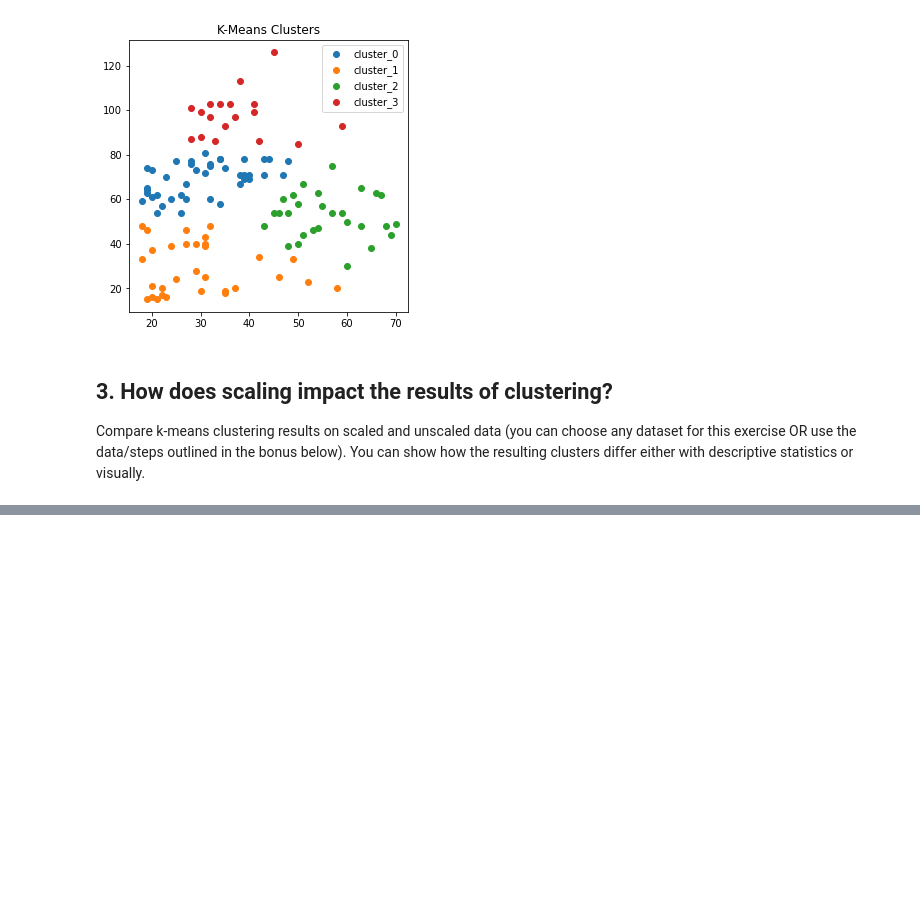
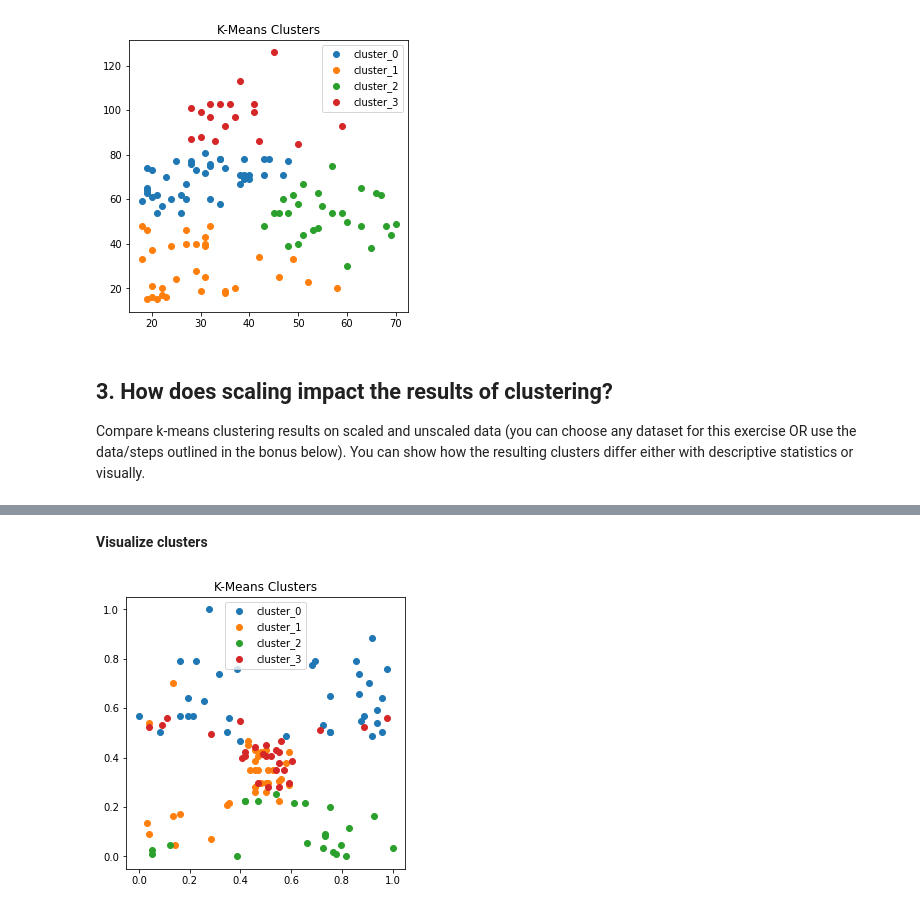
Before and after one commit to m3redithw/clustering-exercises, a Jupyter notebook: modeling.ipynb, the cells around one changed output, grey strips where cells are left out. Cells and saved outputs as stored; diff of their text form; code cells hidden in the pictures; blank space fills up the shorter version.

```diff
--- a/modeling.ipynb
+++ b/modeling.ipynb
@@ -344,0 +405,3 @@ Compare k-means clustering results on scaled and unscaled data (you can choose a
+# %%
+X = train_scaled[['age', 'annual_income']]
+X.head()
@@ -344,0 +417,6 @@ Compare k-means clustering results on scaled and unscaled data (you can choose a
+# %%
+kmeans = KMeans(n_clusters=4)
+kmeans.fit(X)
+
+clusters = kmeans.predict(X)
+clusters
@@ -344,0 +432,3 @@ Compare k-means clustering results on scaled and unscaled data (you can choose a
+# %%
+train_scaled['cluster'] = clusters
+train_scaled.head()
@@ -344,0 +442,16 @@ Compare k-means clustering results on scaled and unscaled data (you can choose a
+# %% [markdown]
+**Visualize clusters**
+# %%
+plt.figure(figsize=(5, 5))
+
+for cluster_n in train_scaled.cluster.sort_values().unique():
+    plt.scatter(train_scaled[train_scaled.cluster == cluster_n].spending_score,
+                train_scaled[train_scaled.cluster == cluster_n].annual_income,
+                label=f'cluster_{cluster_n}'
+               )
+
+plt.legend()
+plt.title("K-Means Clusters")
+plt.show()
+# %% [output]
+[figure, added]
```
Also changed, not shown: parts of 23 cells of this notebook.
